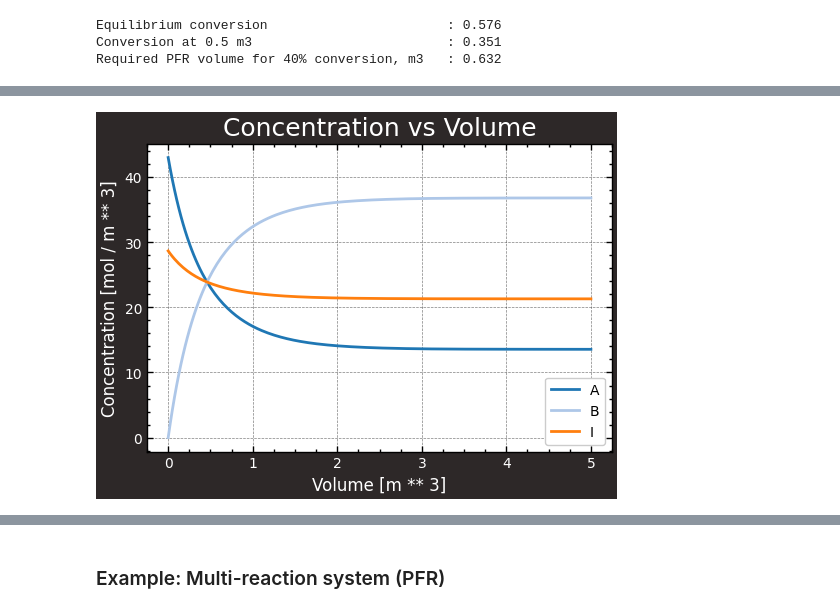
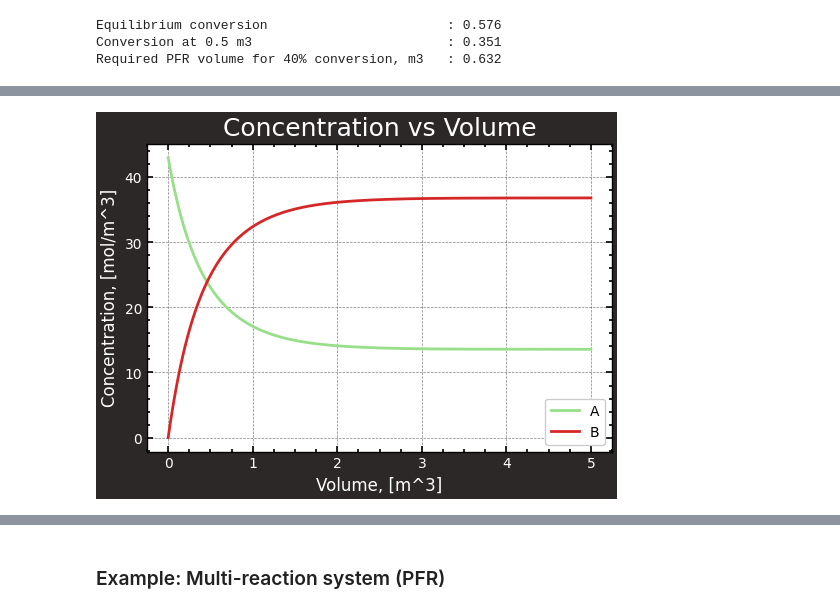
Before and after one commit to KABOSScodes/process_engineering_toolkit, a Jupyter notebook: notebooks/exploration.ipynb, the cells around one changed output, grey strips where cells are left out. Drawn from its saved outputs; the diff is of its cells as text; code cells hidden in the pictures.

```diff
--- a/notebooks/exploration.ipynb
+++ b/notebooks/exploration.ipynb
@@ -99,6 +101,22 @@ Equilibrium conversion                       : 0.576
 Conversion at 0.5 m3                         : 0.351
 Required PFR volume for 40% conversion, m3   : 0.632
 # %%
+# Extract profiles
+profile = pfr.profile(species_for_conversion="A") # The limiting reactant should be chosen as species for conversion.
 
+# The ReactorPlotter can be used to visualize the conversion profile and add vertical/horizontal lines to indicate key values,
+# such as the required volume for a target conversion or the equilibrium conversion.
+plotter = ReactorPlotter()
 
-plotter = ReactorPlotter()
+# Specify filename for saved plot (without .png extension)
+# filename = "conversion_vs_volume"
+
+# Plot the figure
+plotter.plot(profile, "volume", "conversion", legend_loc='best', vlines=[0.5*1000, V_req*1000], hlines=[X, 0.4], x_unit="L")
+
+# If user wants to retain full control of the figure (e.g., to change title, axis labels, etc.).
+# fig, ax = plotter.plot(profile, "volume", "conversion", legend_loc='best', vlines=[0.5*1000, V_req*1000], hlines=[X, 0.4], x_unit="L", save=True, filename=filename, location=location, finalize=True)
+# ax.set_title("Custom title")
+# ax.set_ylabel("Custom y-label")
+# plt.show()
+# plt.close()
@@ -109,4 +125,8 @@ plotter.conversion_vs_volume(profile, "A", vlines=[0.5, V_req], hlines=[X, 0.4],
 # %%
-plotter.concentration_vs_volume(pfr)
+filename = "concentration_vs_volume"
+
+# Excluding y_species will plot concentration profiles of all species in the reactor.
+plotter.plot(profile, "volume", "concentration", y_species=["A", "B"])
+# plotter.plot(profile, "volume", "concentration", y_species=["A", "B"], save=True, filename=filename, location=location)
 # %% [output]
-[figure, old version]
+[figure, new version]
```
Also changed, not shown: parts of 19 cells of this notebook.
